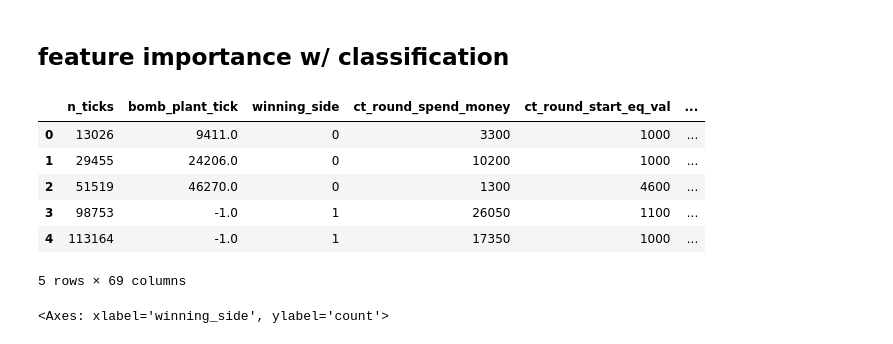
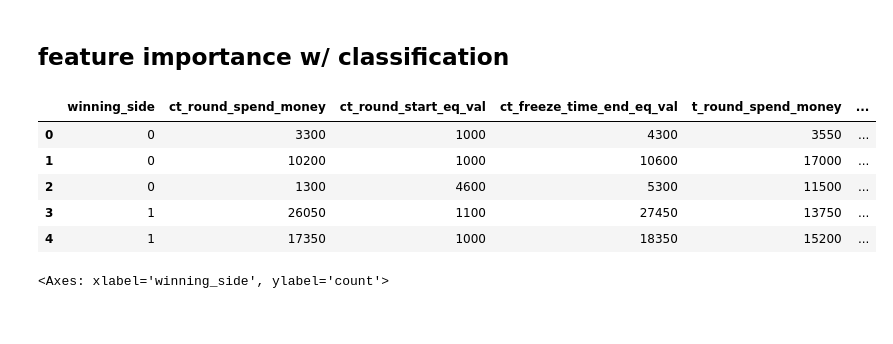
Before and after one commit to khemingkapat/csgo_model, a Jupyter notebook: main.ipynb, the cells around one changed output. Cells and saved outputs as stored; diff of their text form; code cells hidden in the pictures.

```diff
--- a/main.ipynb
+++ b/main.ipynb
@@ -849,8 +849,8 @@ get_players_stat(selected_match.match_id)
 warnings.filterwarnings("ignore")
 
 sel_r_df = idx_r_df[["n_ticks","bomb_plant_tick","winning_side","round_end_reason",
-                     "ct_round_spend_money","ct_buy_type","ct_round_start_eq_val",
-                     "t_round_spend_money","t_buy_type","t_round_start_eq_val"]]
+                     "ct_round_spend_money","ct_buy_type","ct_round_start_eq_val","ct_freeze_time_end_eq_val",
+                     "t_round_spend_money","t_buy_type","t_round_start_eq_val","t_freeze_time_end_eq_val"]]
 
 def check_nan(val,default = 0,show=False):
     result =  val if not pd.isna(val) else default
@@ -972,4 +972,7 @@ t_shot_connected_prob     0
 dtype: int64
+# %%
+start_round_cols = ["ct_round_spend_money","ct_buy_type","ct_round_start_eq_val","ct_freeze_time_end_eq_val",
+                     "t_round_spend_money","t_buy_type","t_round_start_eq_val","t_freeze_time_end_eq_val"]
 # %% [markdown]
 ## create df w/ lag
 # %%
@@ -1079,0 +1102,3 @@ with pd.option_context('display.max_rows',20,'display.max_columns', None):
+# %%
+r_df = sel_r_df[["winning_side"]+start_round_cols]
+r_df.head(5)
@@ -1082,44 +1115,43 @@ with pd.option_context('display.max_rows',20,'display.max_columns', None):
 # %%
 from sklearn.model_selection import train_test_split
 # Use the lag_r_df that was created earlier
-target_df = cumu_df
-add_feature = "cumu"
+target_df = r_df
+add_feature = ""
 add_feature_prefix=add_feature+"_"
 target_df_reset = target_df.reset_index()
 
 # Filter to keep only the columns we need
 features_to_keep = [col for col in target_df_reset.columns
                     if col not in ["match_id", "round_num", "round_end_reason"] and
                    not (col.endswith("_kills") or col.endswith("_deaths"))]
 
 # Create the model DataFrame
 model_df = target_df_reset[features_to_keep]
 # # Convert winning_side to binary (1 for CT win, 0 otherwise)
 win = "CT"
 model_df["winning_side"] = (model_df["winning_side"] == win).astype(int)
 
 
 cat_cols = model_df.select_dtypes(include=["object","category"]).columns
 
 # Print to check what we found
 # print(f"Categorical columns identified: {cat_cols}")
 
 model_df = pd.get_dummies(model_df, columns=cat_cols, drop_first=True)
 # corr = model_df.corr()[["winning_side"]]
 # corr = corr[(abs(corr.winning_side) > 0.2) & (abs(corr.winning_side) < 0.8)]
 # corr.sort_values("winning_side",ascending=False,inplace=True)
 # display(corr)
 display(model_df.head(5))
 
 # # B. Select features (X) and target variable (y)
 # %% [output]
-|  | n_ticks | bomb_plant_tick | winning_side | ct_round_spend_money | ct_round_start_eq_val | ... |
-| 0 | 13026 | 9411.0 | 0 | 3300 | 1000 | ... |
-| 1 | 29455 | 24206.0 | 0 | 10200 | 1000 | ... |
-| 2 | 51519 | 46270.0 | 0 | 1300 | 4600 | ... |
-| 3 | 98753 | -1.0 | 1 | 26050 | 1100 | ... |
-| 4 | 113164 | -1.0 | 1 | 17350 | 1000 | ... |
+|  | winning_side | ct_round_spend_money | ct_round_start_eq_val | ct_freeze_time_end_eq_val | t_round_spend_money | ... |
+| 0 | 0 | 3300 | 1000 | 4300 | 3550 | ... |
+| 1 | 0 | 10200 | 1000 | 10600 | 17000 | ... |
+| 2 | 0 | 1300 | 4600 | 5300 | 11500 | ... |
+| 3 | 1 | 26050 | 1100 | 27450 | 13750 | ... |
+| 4 | 1 | 17350 | 1000 | 18350 | 15200 | ... |
-5 rows × 69 columns
 # %%
 sns.countplot(data=model_df,x="winning_side",palette="Set3")
 # %% [output]
```
Also changed, not shown: parts of 26 cells of this notebook.
